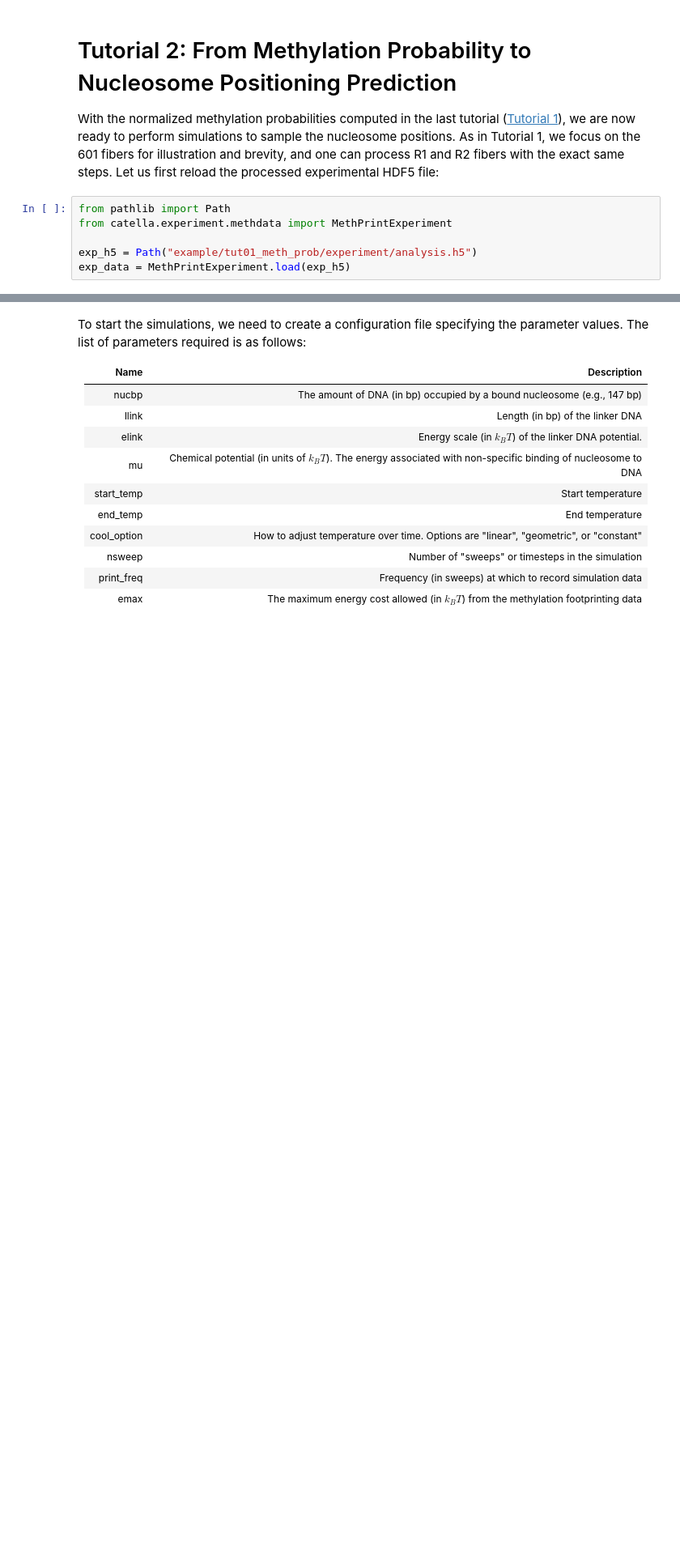
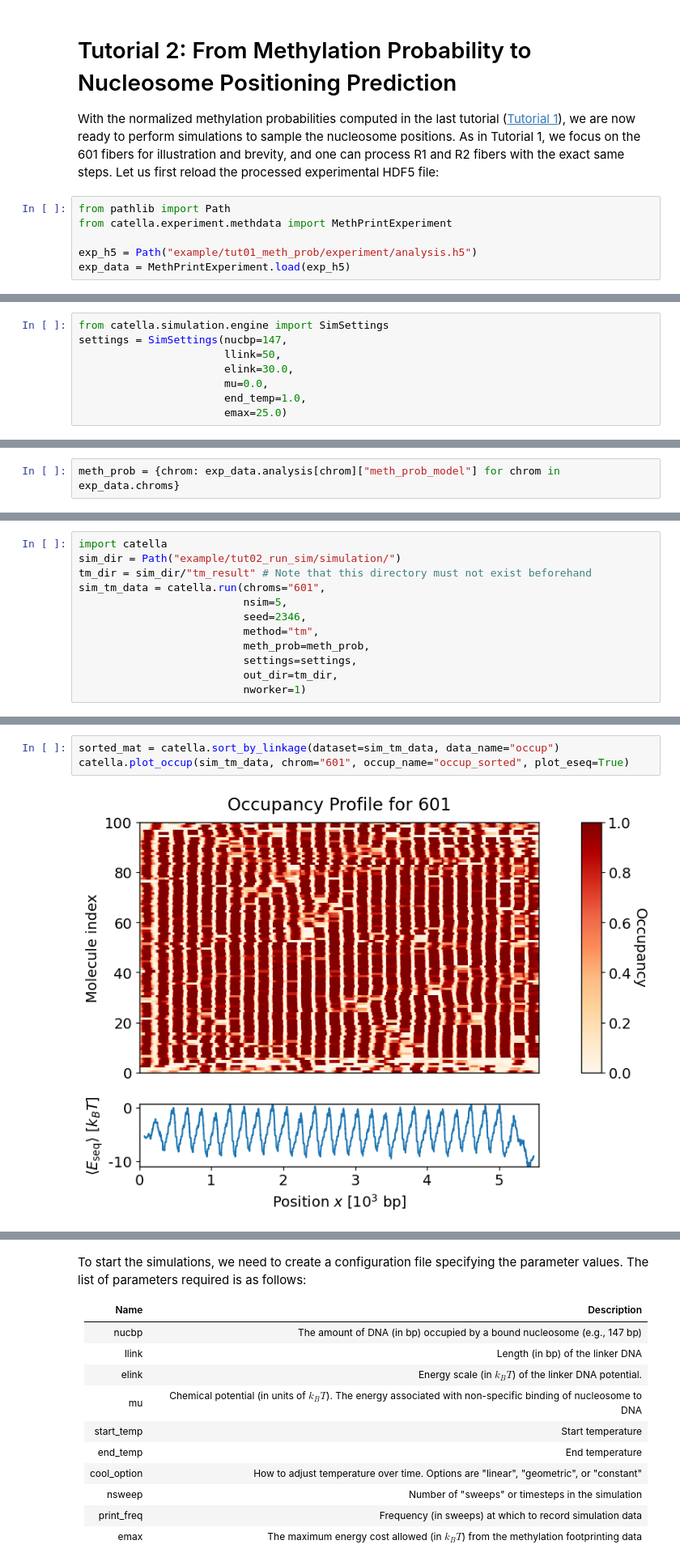
Before and after one commit to mchchiang/catella, a Jupyter notebook: docs/source/tutorials/tut02_run_sim.ipynb, the cells around one changed output, grey strips where cells are left out. Shown at 81% size. Saved outputs shown, nothing was run; the diff lists cells and outputs as text; blank space fills up the shorter version.

```diff
--- a/docs/source/tutorials/tut02_run_sim.ipynb
+++ b/docs/source/tutorials/tut02_run_sim.ipynb
@@ -9,0 +32,8 @@ exp_data = MethPrintExperiment.load(exp_h5)
+# %%
+from catella.simulation.engine import SimSettings
+settings = SimSettings(nucbp=147,
+                       llink=50,
+                       elink=30.0,
+                       mu=0.0,
+                       end_temp=1.0,
+                       emax=25.0)
@@ -9,0 +48,2 @@ exp_data = MethPrintExperiment.load(exp_h5)
+# %%
+meth_prob = {chrom: exp_data.analysis[chrom]["meth_prob_model"] for chrom in exp_data.chroms}
@@ -9,0 +54,12 @@ exp_data = MethPrintExperiment.load(exp_h5)
+# %%
+import catella
+sim_dir = Path("example/tut02_run_sim/simulation/")
+tm_dir = sim_dir/"tm_result" # Note that this directory must not exist beforehand
+sim_tm_data = catella.run(chroms="601",
+                          nsim=5,
+                          seed=2346,
+                          method="tm",
+                          meth_prob=meth_prob,
+                          settings=settings,
+                          out_dir=tm_dir,
+                          nworker=1)
@@ -9,0 +127,5 @@ exp_data = MethPrintExperiment.load(exp_h5)
+# %%
+sorted_mat = catella.sort_by_linkage(dataset=sim_tm_data, data_name="occup")
+catella.plot_occup(sim_tm_data, chrom="601", occup_name="occup_sorted", plot_eseq=True)
+# %% [output]
+[figure, added]
```
Also changed, not shown: parts of 23 cells of this notebook, 1 other file.
